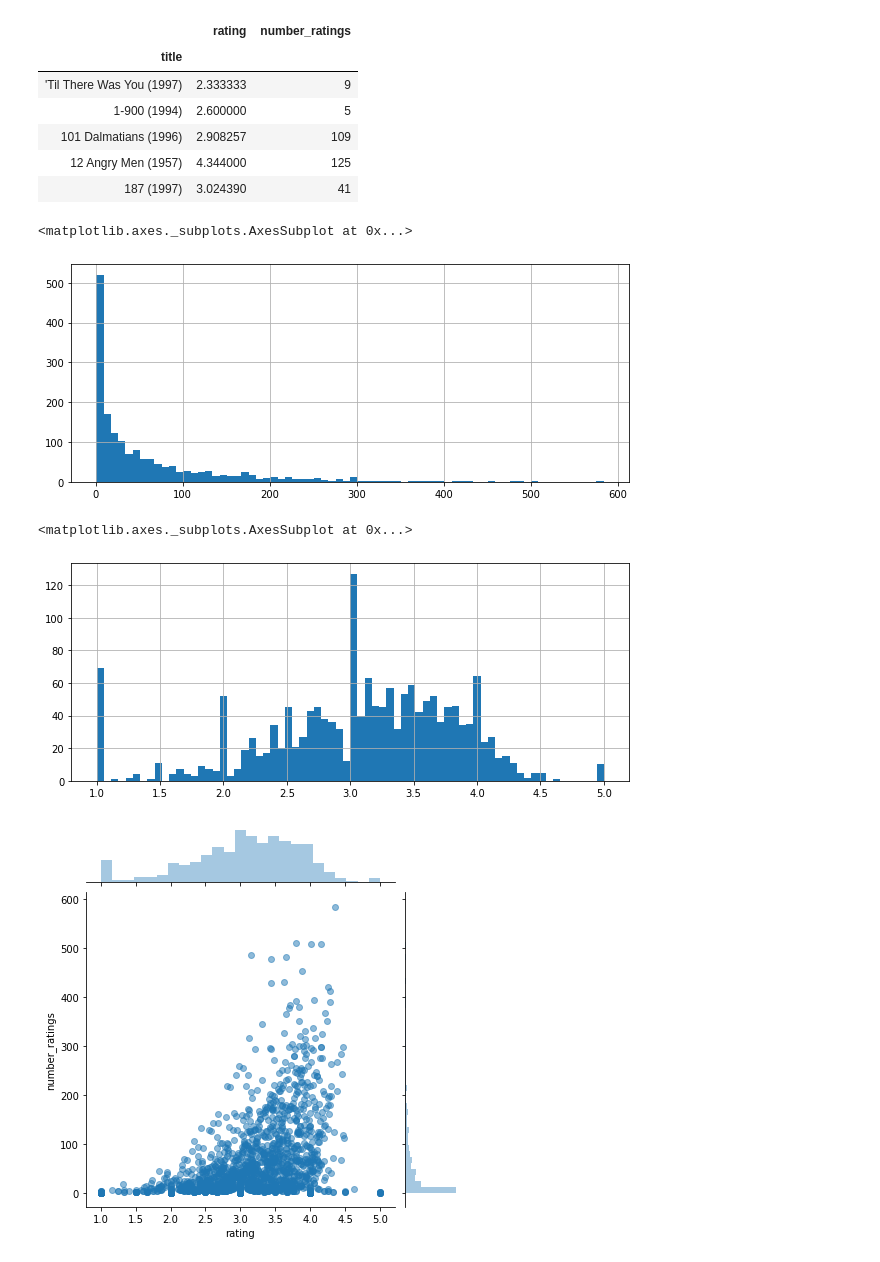
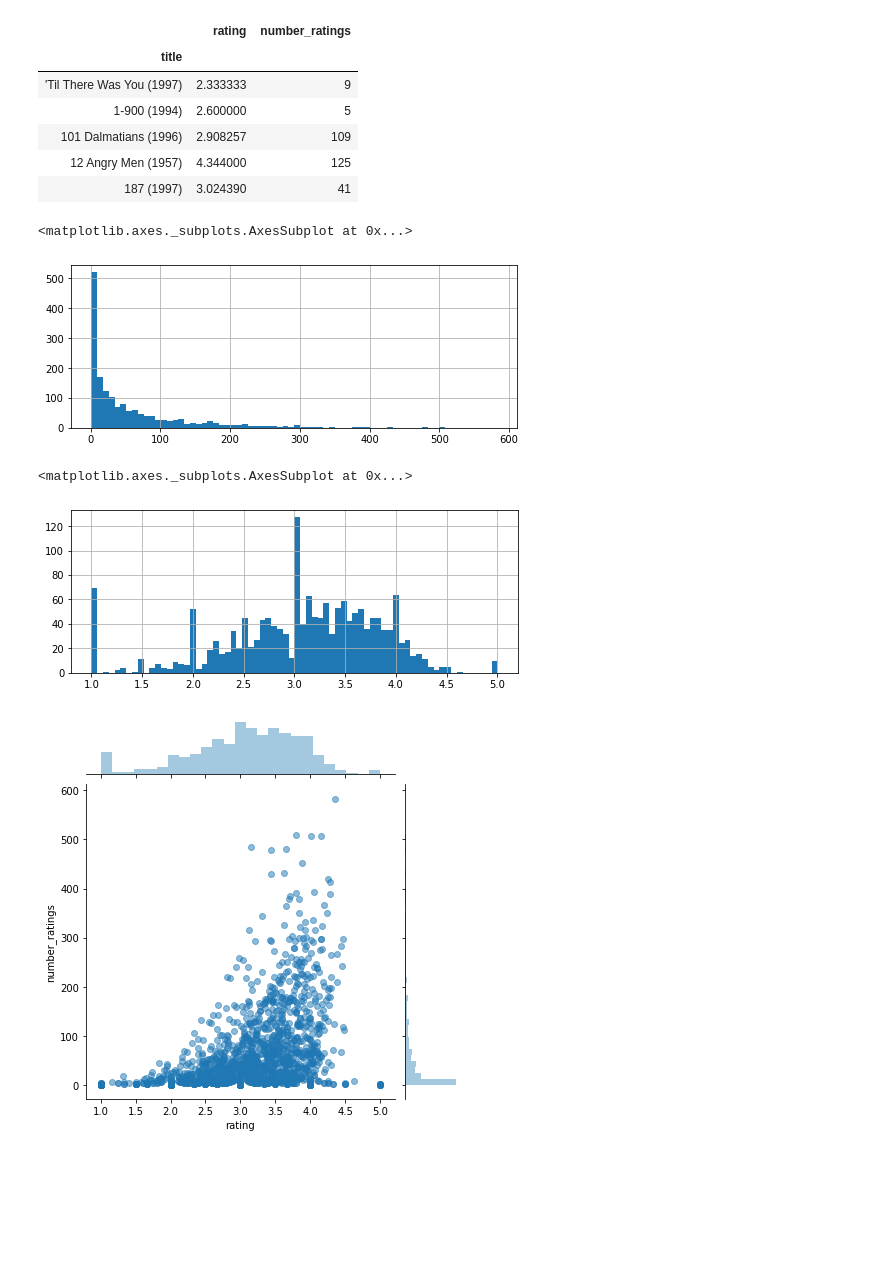
Before and after one commit to yasamanensafi/recommender_system, a Jupyter notebook: Recommender Systems.ipynb, the cells around one changed output. Drawn from its saved outputs; the diff is of its cells as text; code cells hidden in the pictures; blank space fills up the shorter version.

```diff
--- a/Recommender Systems.ipynb
+++ b/Recommender Systems.ipynb
@@ -74,18 +82,18 @@ ratings.head()
 | 187 (1997) | 3.024390 | 41 |
 # %%
 #We can see from the below figure that most of the movies have few number of ratings.
-plt.figure(figsize=(10,4))
+plt.figure(figsize=(8,3))
 ratings['number_ratings'].hist(bins=70)
 # %% [output]
 <matplotlib.axes._subplots.AxesSubplot at 0x...>
-[figure, old version]
+[figure, new version]
 # %%
 # This histogram shows the distribution of rating
-plt.figure(figsize=(10,4))
+plt.figure(figsize=(8,3))
 ratings['rating'].hist(bins=70)
 # %% [output]
 <matplotlib.axes._subplots.AxesSubplot at 0x...>
-[figure, old version]
+[figure, new version]
 # %%
 # More rating highest number of rating
 sns.jointplot(x='rating',y='number_ratings',data=ratings,alpha=0.5)
```
Also changed, not shown: parts of 34 cells of this notebook.
